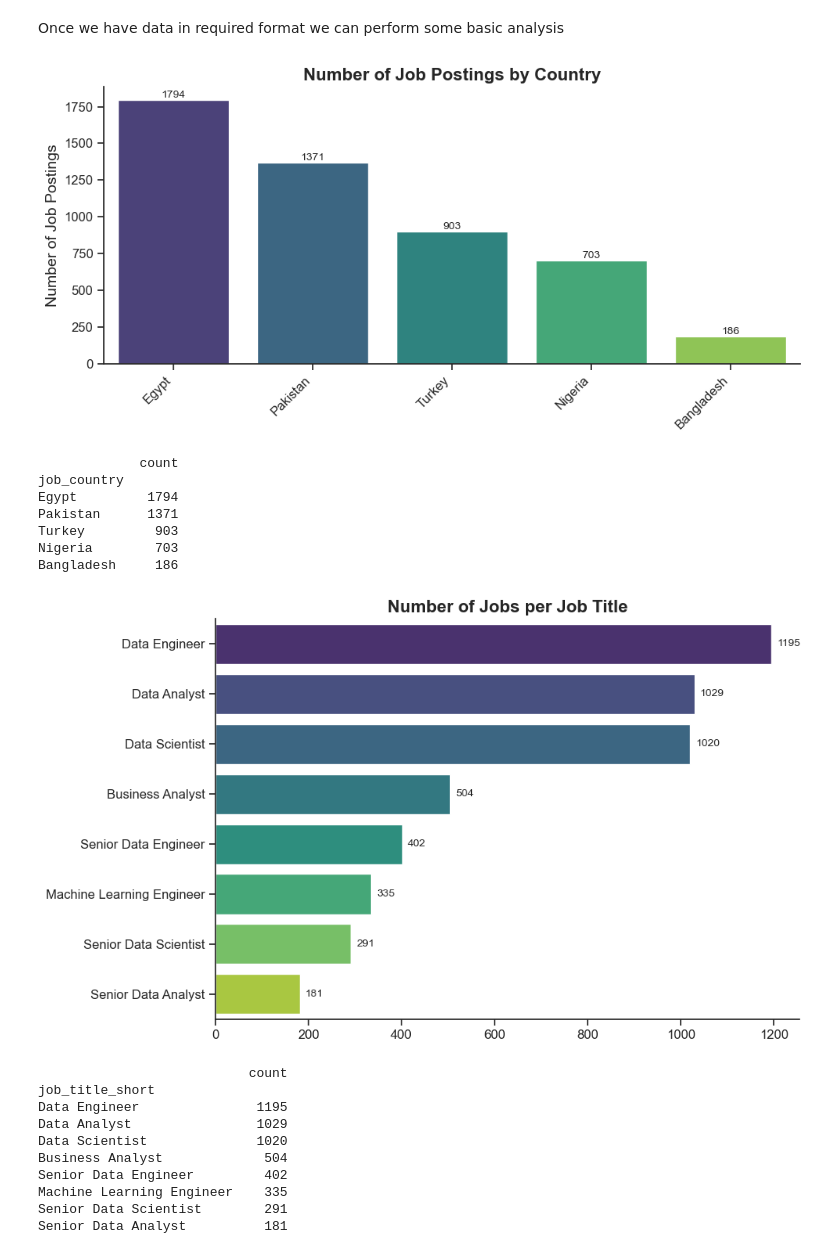
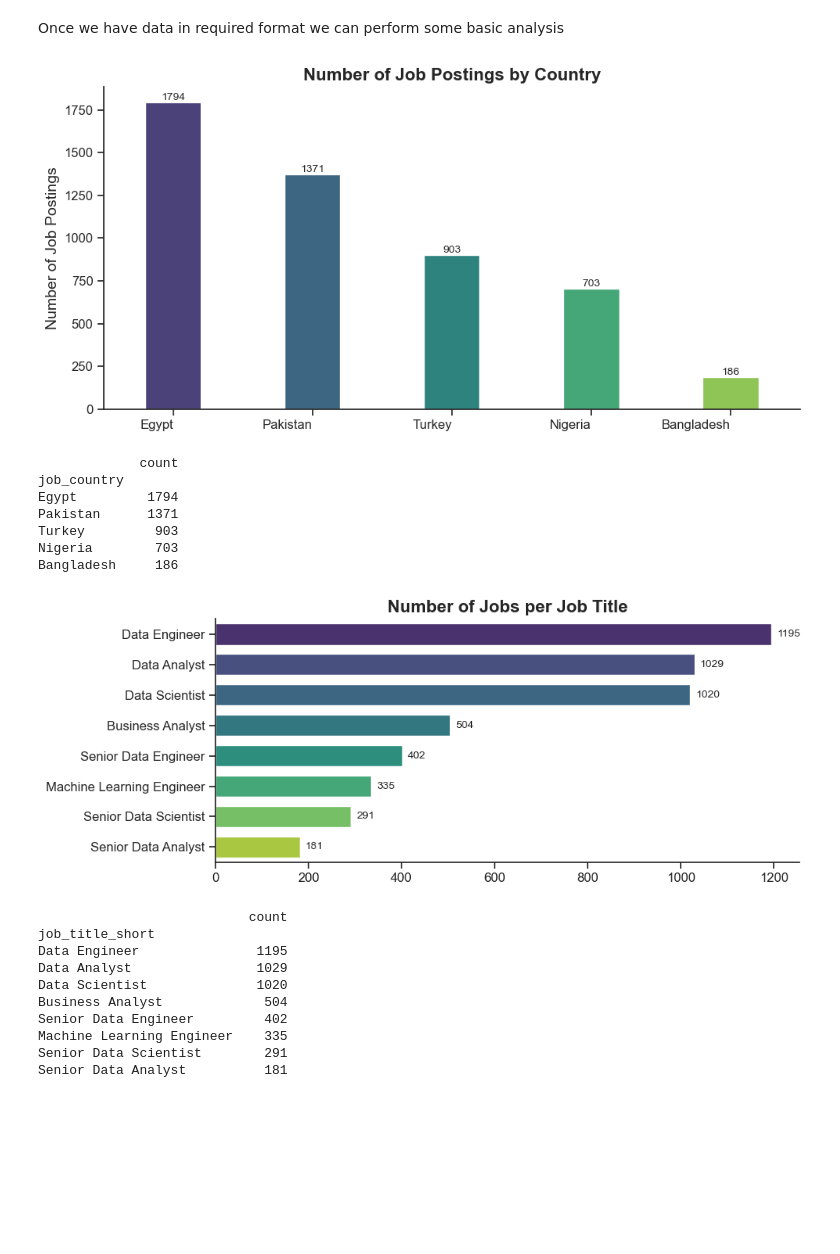
Before and after one commit to johnramal/data_jobs_pak, a Jupyter notebook: 6_comaprative_analysis.ipynb, the cells around one changed output. Saved outputs shown, nothing was run; the diff lists cells and outputs as text; code cells hidden in the pictures; blank space fills up the shorter version.

Commit message:
made visualizations more streamlined

```diff
--- a/6_comaprative_analysis.ipynb
+++ b/6_comaprative_analysis.ipynb
@@ -94,7 +94,7 @@ n_colors = len(df_plot)
 palette = sns.color_palette("viridis", n_colors)
 
 # Create a vertical bar plot with Seaborn, specifying the axes and custom palette
-sns.barplot(data=df_plot, x=df_plot.index, y='count', palette=palette, ax=ax)
+sns.barplot(data=df_plot, x=df_plot.index, y='count', palette=palette, ax=ax,width=0.4)
 
 # Customize the plot
 ax.set_title('Number of Job Postings by Country', fontsize=16, fontweight='bold')
@@ -104,7 +104,7 @@ ax.tick_params(axis='x', labelsize=12)  # Set label size for x-axis
 ax.tick_params(axis='y', labelsize=12)  # Set label size for y-axis
 
 # Rotate and align the tick labels
-plt.setp(ax.get_xticklabels(), rotation=45, ha='right')
+plt.setp(ax.get_xticklabels(), ha='right')
 
 sns.despine(ax=ax)
 
@@ -124,7 +124,7 @@ fig.savefig('job_postings_by_country.png', dpi=300, bbox_inches='tight')
 # Display a summary of the data for added insight
 print(df_plot)
 # %% [output]
-[figure, old version]
+[figure, new version]
              count
 job_country
 Egypt         1794
@@ -141,42 +141,42 @@ df_plot.columns = ['count']
 sns.set_theme(style='ticks')
 
 # Create a figure and a single subplot (axes)
-fig, ax = plt.subplots(figsize=(10, 6))  # Increased figure size for better readability
+fig, ax = plt.subplots(figsize=(10, 4))  # Increased figure size for better readability
 
 # Create a color palette based on viridis
 n_colors = len(df_plot)
 palette = sns.color_palette("viridis", n_colors)
 
 # Create a horizontal bar plot with Seaborn, specifying the axes and custom palette
-sns.barplot(data=df_plot, x='count', y=df_plot.index, palette=palette, ax=ax)
+sns.barplot(data=df_plot, x='count', y=df_plot.index, palette=palette, ax=ax,width=0.7)
 
 # Customize the plot
 ax.set_title('Number of Jobs per Job Title', fontsize=16, fontweight='bold')
 ax.set_xlabel('')
 ax.set_ylabel('')  # Remove y-axis label as it's redundant
 ax.tick_params(axis='x', labelsize=12)
 ax.tick_params(axis='y', labelsize=12)
 
 # Remove spines for a cleaner look
 sns.despine(ax=ax)
 
 # Annotate each bar with the count value
 for container in ax.containers:
     ax.bar_label(container, fmt='%d', label_type='edge', fontsize=10, padding=5)
 
 # Adjust layout to prevent cutting off labels
 plt.tight_layout()
 
 # Show the plot
 plt.show()
 
 # Optionally, save the plot to a file
 fig.savefig('jobs_per_job_title_oop.png', dpi=300, bbox_inches='tight')
 
 # Display a summary of the data for added insight
 print(df_plot)
 # %% [output]
-[figure, old version]
+[figure, new version]
                            count
 job_title_short
 Data Engineer               1195
```
Also changed, not shown: parts of 2 cells of this notebook, 5 other files.
